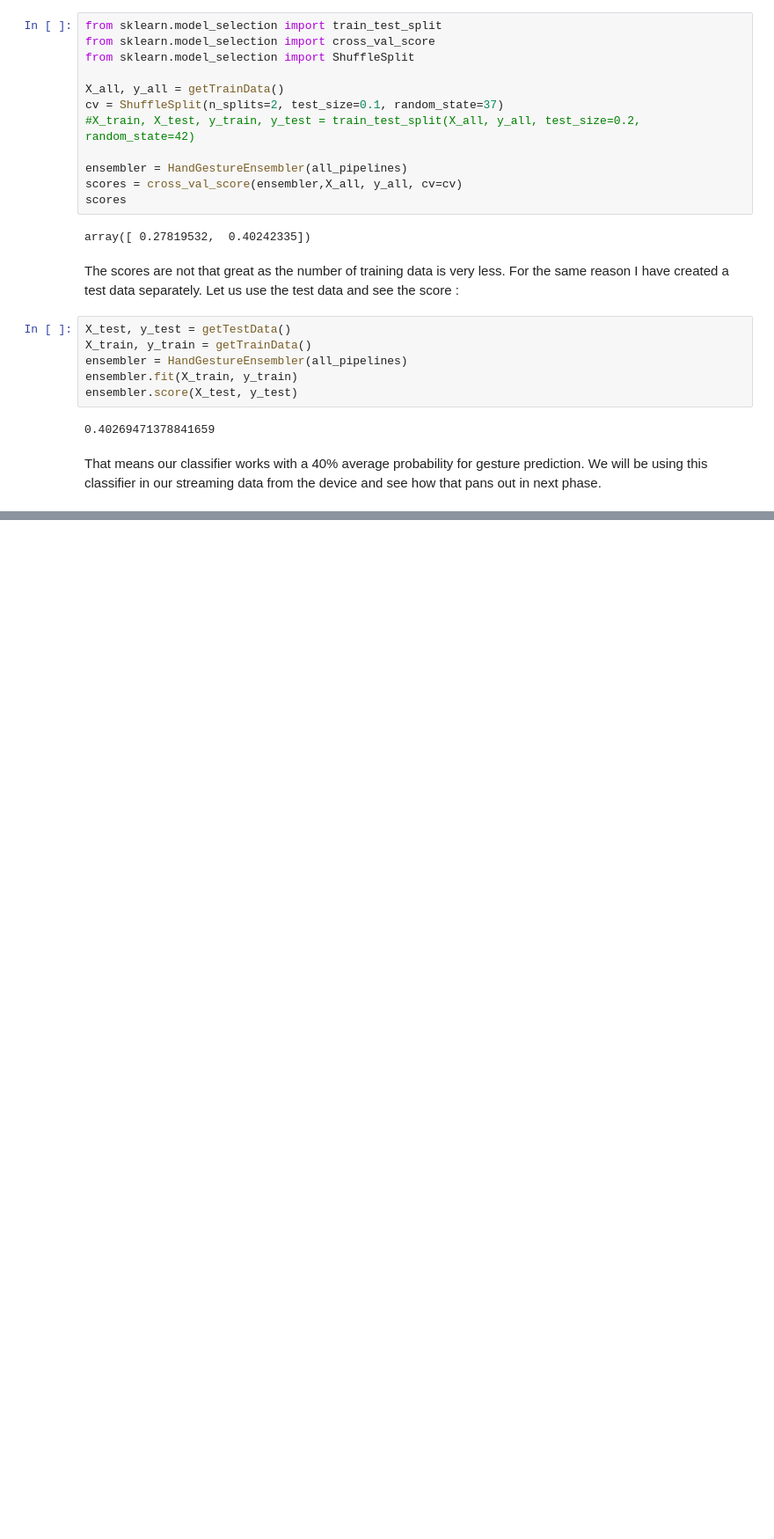
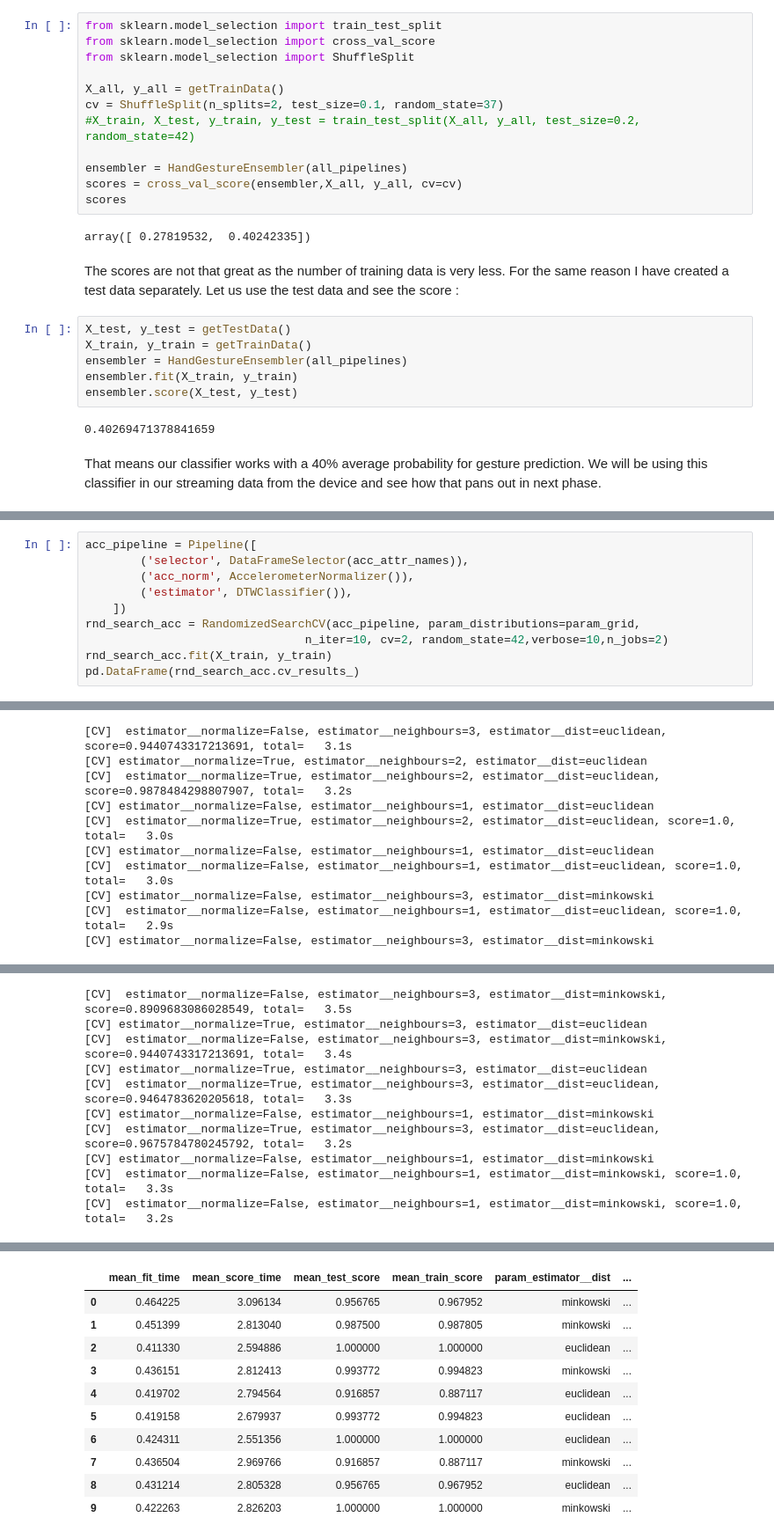
Before and after one commit to sabyasachi087/aml-gesture-recognition, a Jupyter notebook: gesture_recognition_project_report.ipynb, the cells around one changed output, grey strips where cells are left out. Shown at 88% size. Drawn from its saved outputs; the diff is of its cells as text; blank space fills up the shorter version.

```diff
--- a/gesture_recognition_project_report.ipynb
+++ b/gesture_recognition_project_report.ipynb
@@ -729,0 +828,11 @@ That means our classifier works with a 40% average probability for gesture predi
+# %%
+acc_pipeline = Pipeline([
+        ('selector', DataFrameSelector(acc_attr_names)),
+        ('acc_norm', AccelerometerNormalizer()),
+        ('estimator', DTWClassifier()),
+    ])
+rnd_search_acc = RandomizedSearchCV(acc_pipeline, param_distributions=param_grid,
+                                n_iter=10, cv=2, random_state=42,verbose=10,n_jobs=2)
+rnd_search_acc.fit(X_train, y_train)
+pd.DataFrame(rnd_search_acc.cv_results_)
+# %% [output]
@@ -729,0 +863,10 @@ That means our classifier works with a 40% average probability for gesture predi
+[CV]  estimator__normalize=False, estimator__neighbours=3, estimator__dist=euclidean, score=0.9440743317213691, total=   3.1s
+[CV] estimator__normalize=True, estimator__neighbours=2, estimator__dist=euclidean
+[CV]  estimator__normalize=True, estimator__neighbours=2, estimator__dist=euclidean, score=0.9878484298807907, total=   3.2s
+[CV] estimator__normalize=False, estimator__neighbours=1, estimator__dist=euclidean
+[CV]  estimator__normalize=True, estimator__neighbours=2, estimator__dist=euclidean, score=1.0, total=   3.0s
+[CV] estimator__normalize=False, estimator__neighbours=1, estimator__dist=euclidean
+[CV]  estimator__normalize=False, estimator__neighbours=1, estimator__dist=euclidean, score=1.0, total=   3.0s
+[CV] estimator__normalize=False, estimator__neighbours=3, estimator__dist=minkowski
+[CV]  estimator__normalize=False, estimator__neighbours=1, estimator__dist=euclidean, score=1.0, total=   2.9s
+[CV] estimator__normalize=False, estimator__neighbours=3, estimator__dist=minkowski
@@ -729,0 +874,10 @@ That means our classifier works with a 40% average probability for gesture predi
+[CV]  estimator__normalize=False, estimator__neighbours=3, estimator__dist=minkowski, score=0.8909683086028549, total=   3.5s
+[CV] estimator__normalize=True, estimator__neighbours=3, estimator__dist=euclidean
+[CV]  estimator__normalize=False, estimator__neighbours=3, estimator__dist=minkowski, score=0.9440743317213691, total=   3.4s
+[CV] estimator__normalize=True, estimator__neighbours=3, estimator__dist=euclidean
+[CV]  estimator__normalize=True, estimator__neighbours=3, estimator__dist=euclidean, score=0.9464783620205618, total=   3.3s
+[CV] estimator__normalize=False, estimator__neighbours=1, estimator__dist=minkowski
+[CV]  estimator__normalize=True, estimator__neighbours=3, estimator__dist=euclidean, score=0.9675784780245792, total=   3.2s
+[CV] estimator__normalize=False, estimator__neighbours=1, estimator__dist=minkowski
+[CV]  estimator__normalize=False, estimator__neighbours=1, estimator__dist=minkowski, score=1.0, total=   3.3s
+[CV]  estimator__normalize=False, estimator__neighbours=1, estimator__dist=minkowski, score=1.0, total=   3.2s
@@ -729,0 +886,11 @@ That means our classifier works with a 40% average probability for gesture predi
+|  | mean_fit_time | mean_score_time | mean_test_score | mean_train_score | param_estimator__dist | ... |
+| 0 | 0.464225 | 3.096134 | 0.956765 | 0.967952 | minkowski | ... |
+| 1 | 0.451399 | 2.813040 | 0.987500 | 0.987805 | minkowski | ... |
+| 2 | 0.411330 | 2.594886 | 1.000000 | 1.000000 | euclidean | ... |
+| 3 | 0.436151 | 2.812413 | 0.993772 | 0.994823 | minkowski | ... |
+| 4 | 0.419702 | 2.794564 | 0.916857 | 0.887117 | euclidean | ... |
+| 5 | 0.419158 | 2.679937 | 0.993772 | 0.994823 | euclidean | ... |
+| 6 | 0.424311 | 2.551356 | 1.000000 | 1.000000 | euclidean | ... |
+| 7 | 0.436504 | 2.969766 | 0.916857 | 0.887117 | minkowski | ... |
+| 8 | 0.431214 | 2.805328 | 0.956765 | 0.967952 | euclidean | ... |
+| 9 | 0.422263 | 2.826203 | 1.000000 | 1.000000 | minkowski | ... |
```
Also changed, not shown: parts of 13 cells of this notebook, 1 other file.
